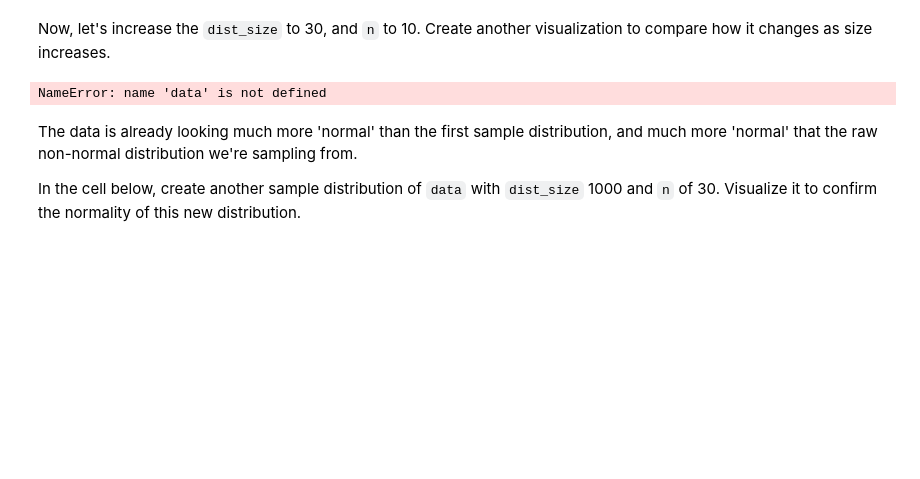
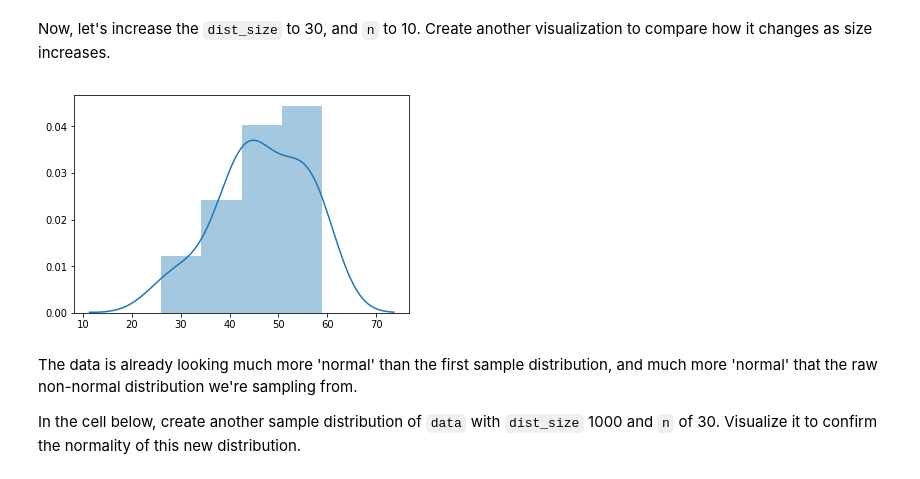
Before and after one commit to BSHaidar/dsc-central-limit-theorem-lab-dc-ds-career-042219, a Jupyter notebook: index.ipynb, the cells around one changed output. Saved outputs shown, nothing was run; the diff lists cells and outputs as text; code cells hidden in the pictures; blank space fills up the shorter version.

```diff
--- a/index.ipynb
+++ b/index.ipynb
@@ -120,10 +120,10 @@ sns.distplot(sample_dist_10);
 # %% [markdown]
 Now, let's increase the `dist_size` to 30, and `n` to 10.  Create another visualization to compare how it changes as size increases.
 # %%
-sample_dist_10 = create_sample_distribution(df, 30, 10)
-sns.distplot(sample_dist_10);
+sample_dist_30 = create_sample_distribution(df, 30, 10)
+sns.distplot(sample_dist_30);
 # %% [output]
-NameError: name 'data' is not defined
+[figure, added]
 # %% [markdown]
 The data is already looking much more 'normal' than the first sample distribution, and much more 'normal' that the raw non-normal distribution we're sampling from.
 
```
